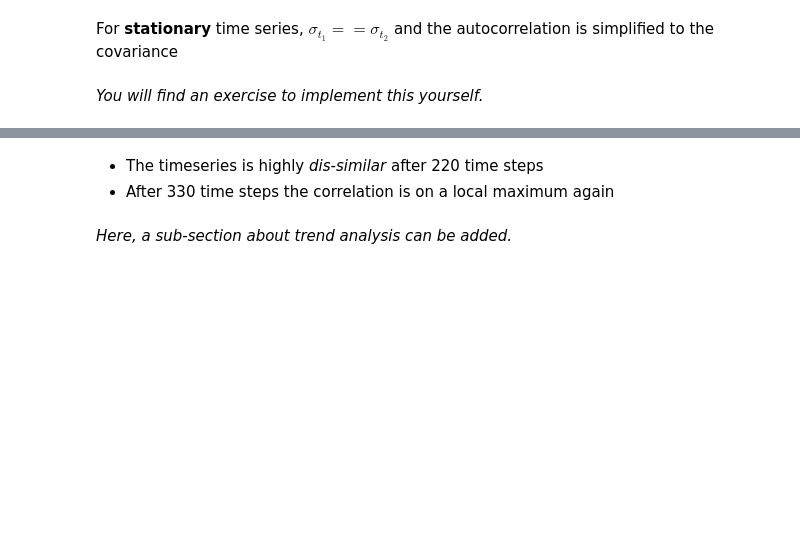
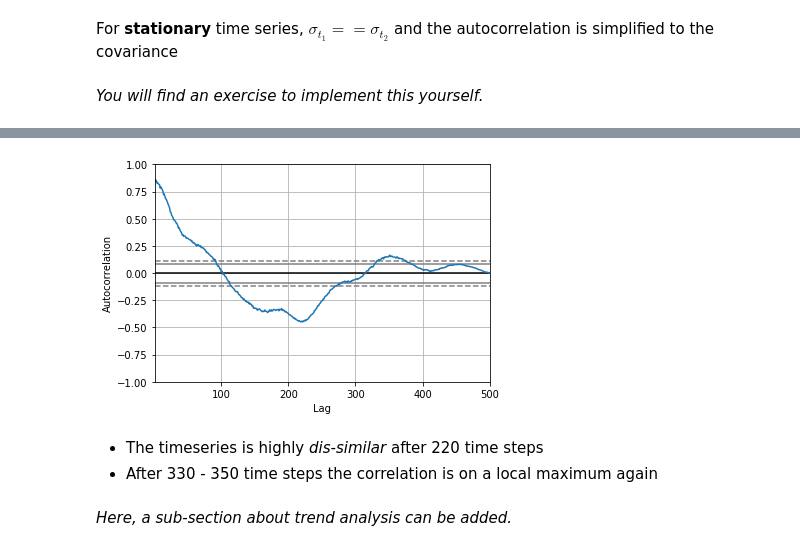
Before and after one commit to KIT-HYD/geostatistics_lecture, a Jupyter notebook: lectures/04_timeseries.ipynb, the cells around one changed output, grey strips where cells are left out. Saved outputs shown, nothing was run; the diff lists cells and outputs as text; code cells hidden in the pictures; blank space fills up the shorter version.

```diff
--- a/lectures/04_timeseries.ipynb
+++ b/lectures/04_timeseries.ipynb
@@ -106,6 +107,6 @@ for i in range(n):
 autocorr = figure(title='Autocorrelation', width=800, height=350)
 
 renderer = autocorr.line(range(n), ac, color='firebrick', alpha=0.7)
-hover = HoverTool(renderers=[renderer], tooltips=[('Corr: ','@y')], mode='vline')
+hover = HoverTool(renderers=[renderer], tooltips=[('Corr: ','@y'), ('Lag', '@x')], mode='vline')
 
 autocorr.add_tools(hover)
@@ -116,0 +113,5 @@ show(autocorr)
+# %%
+show(autocorr)
+ax = autocorrelation_plot(data)
+ax.get_figure().show()
+# %% [output]
@@ -117,6 +120,7 @@ show(autocorr)
+[figure, added]
 # %% [markdown]
 * The timeseries is highly *dis-similar* after 220 time steps
-* After 330 time steps the correlation is on a local maximum again
+* After 330 - 350 time steps the correlation is on a local maximum again
 # %% [markdown]
 *Here, a sub-section about trend analysis can be added.*
 # %% [markdown]
```
Also changed, not shown: parts of 4 cells of this notebook, 8 other files.
